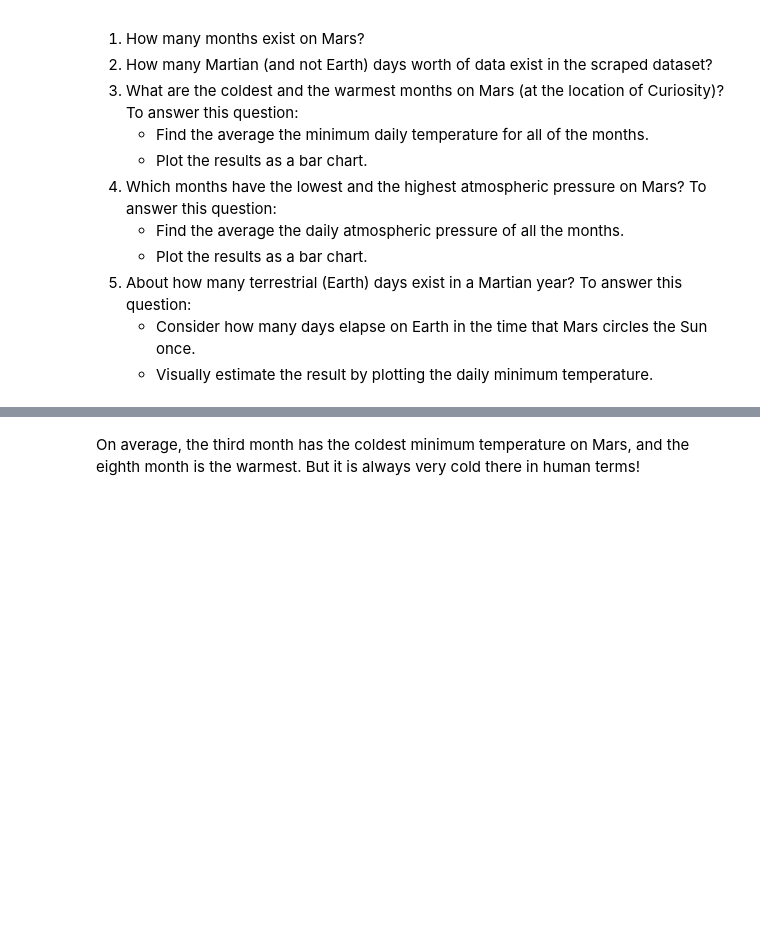
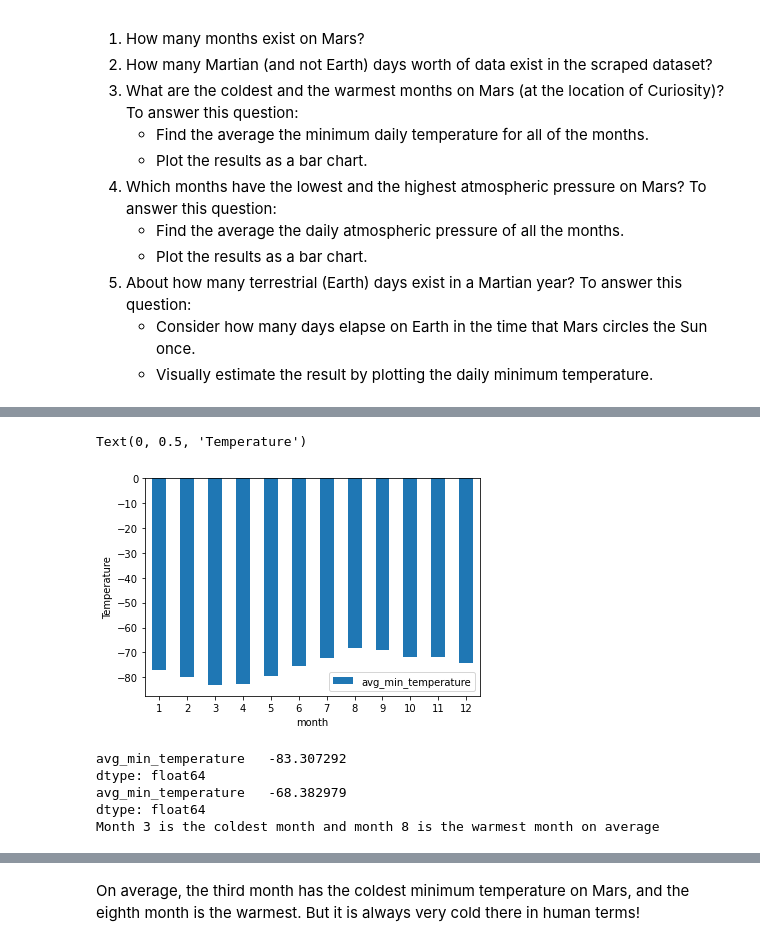
Before and after one commit to Patrick-Bacza/web-scraping-challenge, a Jupyter notebook: part_2_mars_weather.ipynb, the cells around one changed output, grey strips where cells are left out. Drawn from its saved outputs; the diff is of its cells as text; code cells hidden in the pictures; blank space fills up the shorter version.

```diff
--- a/part_2_mars_weather.ipynb
+++ b/part_2_mars_weather.ipynb
@@ -127,4 +149,13 @@ Examine the data types that are currently associated with each column. If necess
 # %%
 # Change data types for data analysis
+temp_df = mars_temp_df.astype({
+    'id' : 'int32' ,
+    'terrestrial_date' : 'datetime64' ,
+    'sol' : 'int' ,
+    'ls' : 'int' ,
+    'month' : 'int',
+    'min_temp' : 'float' ,
+    'pressure' : 'float'
+    })
 # %%
 # Confirm type changes were successful by examining data types again
@@ -155,4 +226,26 @@ Analyze your dataset by using Pandas functions to answer the following questions
+# %%
+# Plot the average temperature by month
+
+avg_temp = temp_df[['month' , 'min_temp']].groupby(temp_df['month']).agg(avg_min_temperature=('min_temp' , 'mean'))
+
+avg_temp.plot(kind='bar')
+plt.xticks(rotation=0)
+plt.ylabel('Temperature')
+# %% [output]
+Text(0, 0.5, 'Temperature')
+[figure, added]
 # %%
 # Identify the coldest and hottest months in Curiosity's location
+
+print(avg_temp.min())
+print(avg_temp.max())
+
+print('Month 3 is the coldest month and month 8 is the warmest month on average')
+# %% [output]
+avg_min_temperature   -83.307292
+dtype: float64
+avg_min_temperature   -68.382979
+dtype: float64
+Month 3 is the coldest month and month 8 is the warmest month on average
 # %%
 # 4. Average pressure by Martian month
```
Also changed, not shown: parts of 15 cells of this notebook.
